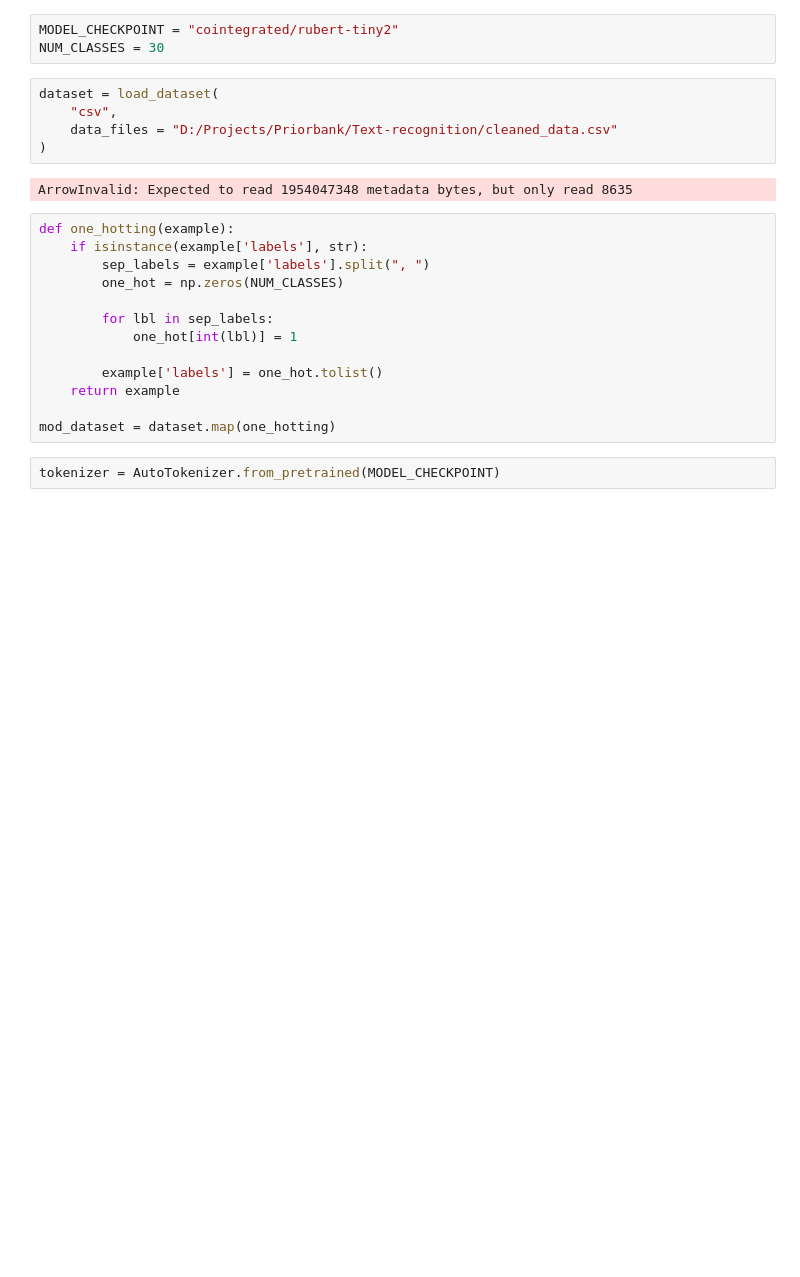
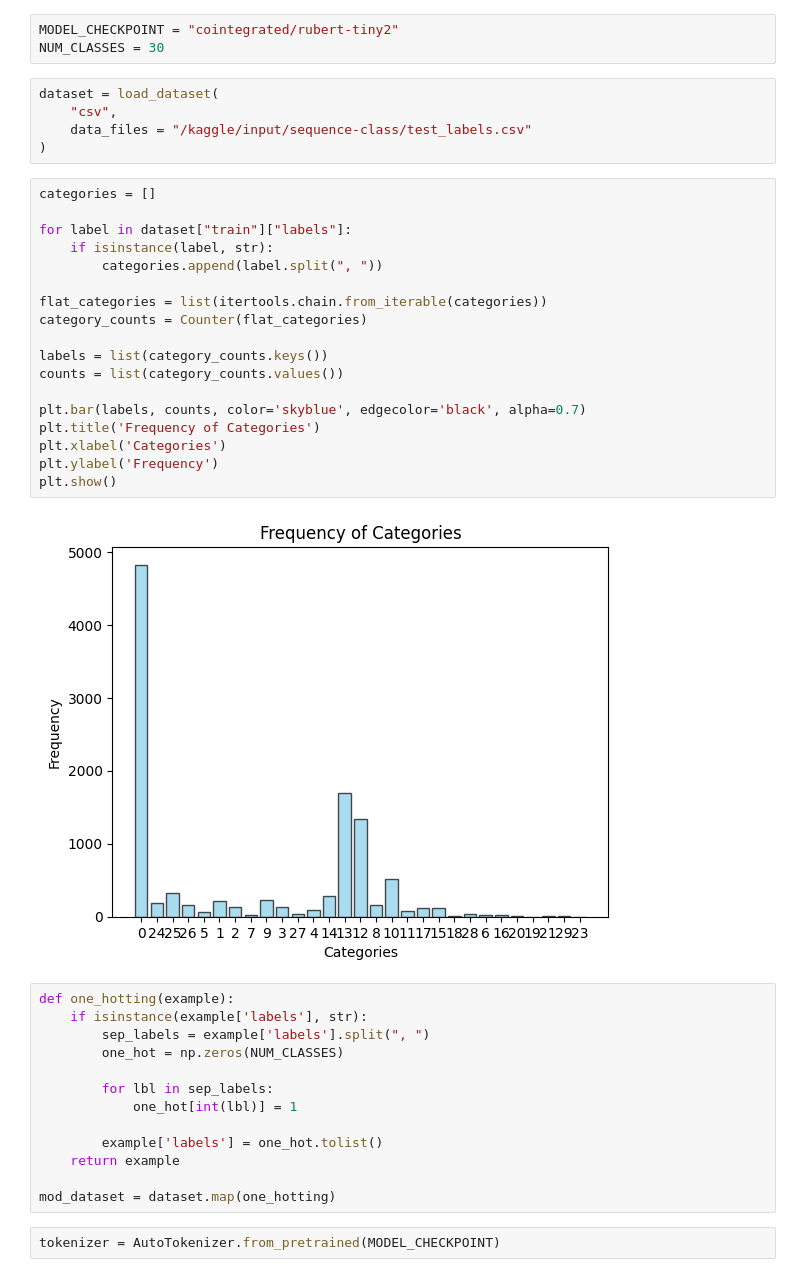
Before and after one commit to lainconn/ruBERT-SC, a Jupyter notebook: model.ipynb, the cells around one changed output. Cells and saved outputs as stored; diff of their text form; blank space fills up the shorter version.

Commit message:
Kaggle Notebook | ruBERT-SC | Version 1

```diff
--- a/model.ipynb
+++ b/model.ipynb
@@ -12,10 +15,28 @@ NUM_CLASSES = 30
 # %%
 dataset = load_dataset(
     "csv",
-    data_files = "D:/Projects/Priorbank/Text-recognition/cleaned_data.csv"
+    data_files = "/kaggle/input/sequence-class/test_labels.csv"
 )
-# %% [output]
-ArrowInvalid: Expected to read 1954047348 metadata bytes, but only read 8635
+# %%
+categories = []
+
+for label in dataset["train"]["labels"]:
+    if isinstance(label, str):
+        categories.append(label.split(", "))
+
+flat_categories = list(itertools.chain.from_iterable(categories))
+category_counts = Counter(flat_categories)
+
+labels = list(category_counts.keys())
+counts = list(category_counts.values())
+
+plt.bar(labels, counts, color='skyblue', edgecolor='black', alpha=0.7)
+plt.title('Frequency of Categories')
+plt.xlabel('Categories')
+plt.ylabel('Frequency')
+plt.show()
+# %% [output]
+[figure, added]
 # %%
 def one_hotting(example):
     if isinstance(example['labels'], str):
```
Also changed, not shown: parts of 17 cells of this notebook.
